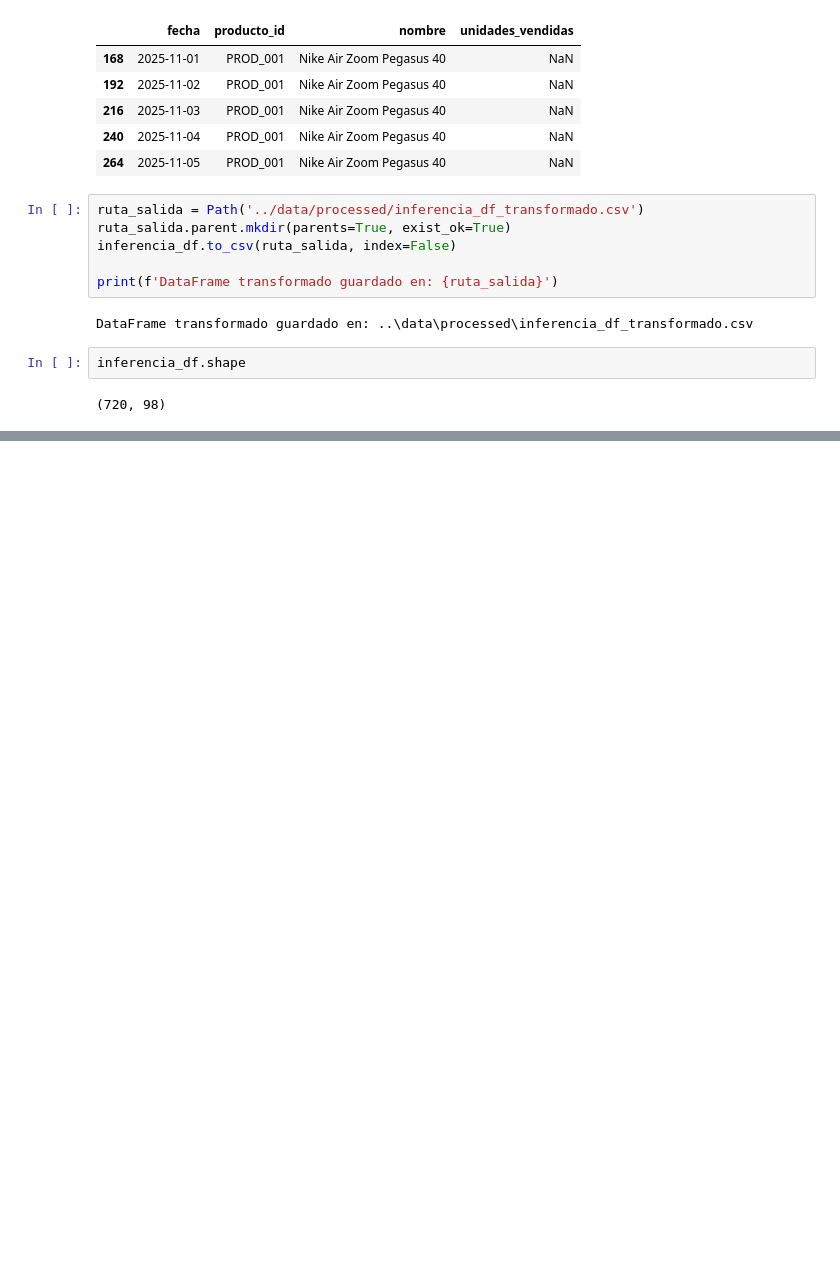
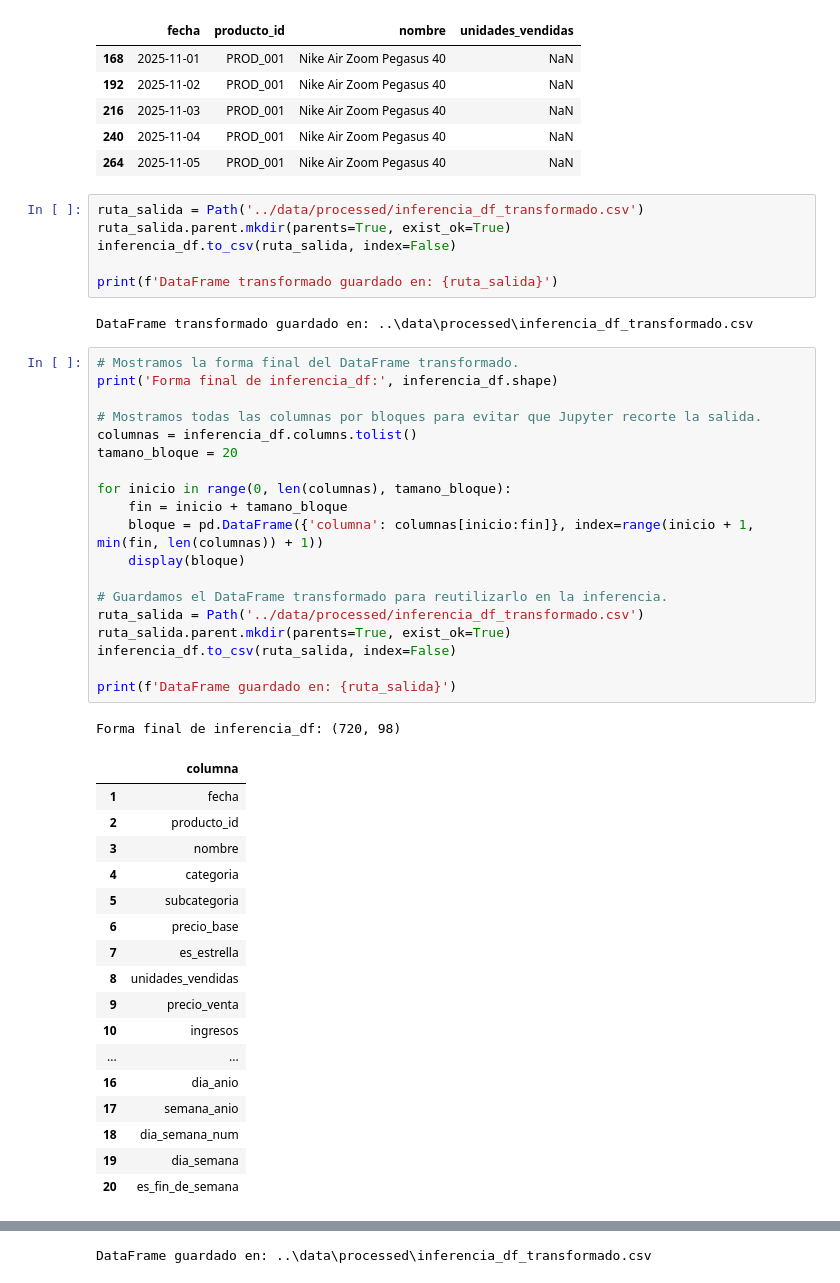
Before and after one commit to edgareem/forecastingVentas, a Jupyter notebook: notebooks/forecasting.ipynb, the cells around one changed output, grey strips where cells are left out. Drawn from its saved outputs; the diff is of its cells as text; blank space fills up the shorter version.

```diff
--- a/notebooks/forecasting.ipynb
+++ b/notebooks/forecasting.ipynb
@@ -174,6 +94,40 @@ print(f'DataFrame transformado guardado en: {ruta_salida}')
 # %% [output]
 DataFrame transformado guardado en: ..\data\processed\inferencia_df_transformado.csv
 # %%
-inferencia_df.shape
+# Mostramos la forma final del DataFrame transformado.
+print('Forma final de inferencia_df:', inferencia_df.shape)
+
+# Mostramos todas las columnas por bloques para evitar que Jupyter recorte la salida.
+columnas = inferencia_df.columns.tolist()
+tamano_bloque = 20
+
+for inicio in range(0, len(columnas), tamano_bloque):
+    fin = inicio + tamano_bloque
+    bloque = pd.DataFrame({'columna': columnas[inicio:fin]}, index=range(inicio + 1, min(fin, len(columnas)) + 1))
+    display(bloque)
+
+# Guardamos el DataFrame transformado para reutilizarlo en la inferencia.
+ruta_salida = Path('../data/processed/inferencia_df_transformado.csv')
+ruta_salida.parent.mkdir(parents=True, exist_ok=True)
+inferencia_df.to_csv(ruta_salida, index=False)
+
+print(f'DataFrame guardado en: {ruta_salida}')
 # %% [output]
-(720, 98)
+Forma final de inferencia_df: (720, 98)
+|  | columna |
+| 1 | fecha |
+| 2 | producto_id |
+| 3 | nombre |
+| 4 | categoria |
+| 5 | subcategoria |
+| 6 | precio_base |
+| 7 | es_estrella |
+| 8 | unidades_vendidas |
+| 9 | precio_venta |
+| 10 | ingresos |
+| ... | ... |
+| 16 | dia_anio |
+| 17 | semana_anio |
+| 18 | dia_semana_num |
+| 19 | dia_semana |
+| 20 | es_fin_de_semana |
@@ -179,0 +202 @@ inferencia_df.shape
+DataFrame guardado en: ..\data\processed\inferencia_df_transformado.csv
```
Also changed, not shown: parts of 5 cells of this notebook, 5 other files.
